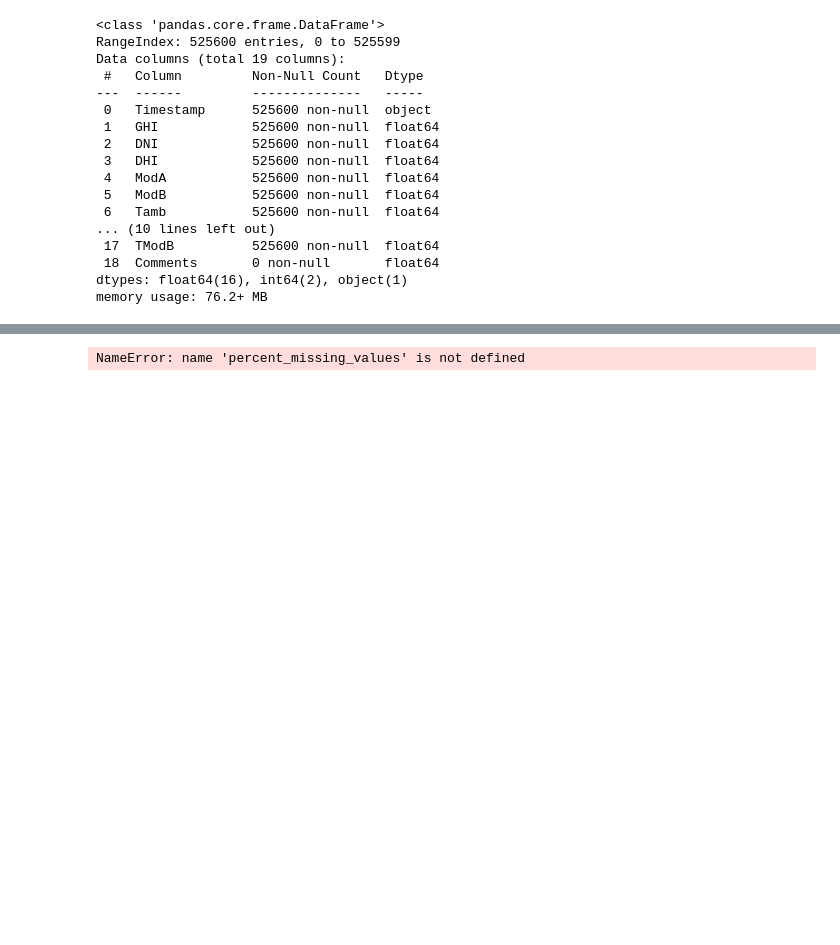
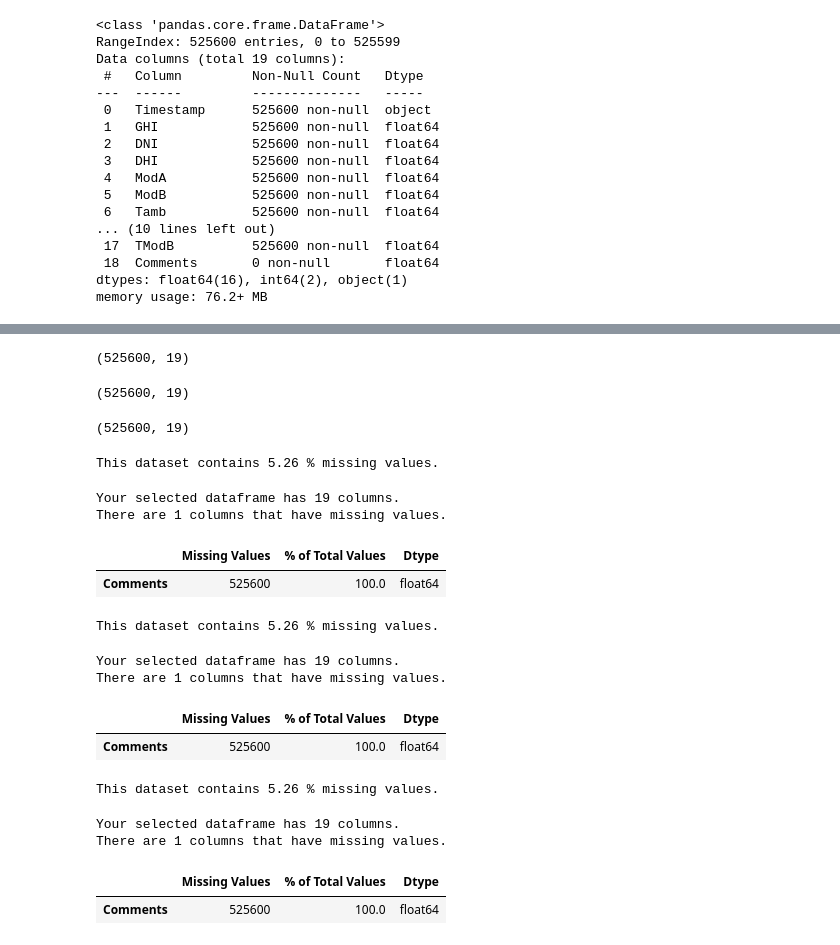
Before and after one commit to nadnes/week0challenge-repo, a Jupyter notebook: notebooks/EDA.ipynb, the cells around one changed output, grey strips where cells are left out. Cells and saved outputs as stored; diff of their text form; code cells hidden in the pictures; blank space fills up the shorter version.

Commit message:
Cleaning and Outlier

```diff
--- a/notebooks/EDA.ipynb
+++ b/notebooks/EDA.ipynb
@@ -143,4 +147,15 @@ Missing Values
 # %%
-percent_missing_values(SE1)
+SE3 = Clean().drop_duplicate(SE3)
+SE3.shape
 # %% [output]
-NameError: name 'percent_missing_values' is not defined
+(525600, 19)
+# %%
+SE2 = Clean().drop_duplicate(SE2)
+SE2.shape
+# %% [output]
+(525600, 19)
+# %%
+SE1 = Clean().drop_duplicate(SE1)
+SE1.shape
+# %% [output]
+(525600, 19)
@@ -146,0 +164,36 @@ NameError: name 'percent_missing_values' is not defined
+# %%
+c = Clean.percent_missing(SE1)
+c
+# %% [output]
+This dataset contains 5.26 % missing values.
+# %%
+Clean.missing_values_table(SE1)
+# %% [output]
+Your selected dataframe has 19 columns.
+There are 1 columns that have missing values.
+|  | Missing Values | % of Total Values | Dtype |
+| Comments | 525600 | 100.0 | float64 |
+# %%
+c = Clean.percent_missing(SE2)
+c
+# %% [output]
+This dataset contains 5.26 % missing values.
+# %%
+Clean.missing_values_table(SE2)
+# %% [output]
+Your selected dataframe has 19 columns.
+There are 1 columns that have missing values.
+|  | Missing Values | % of Total Values | Dtype |
+| Comments | 525600 | 100.0 | float64 |
+# %%
+c = Clean.percent_missing(SE3)
+c
+# %% [output]
+This dataset contains 5.26 % missing values.
+# %%
+Clean.missing_values_table(SE3)
+# %% [output]
+Your selected dataframe has 19 columns.
+There are 1 columns that have missing values.
+|  | Missing Values | % of Total Values | Dtype |
+| Comments | 525600 | 100.0 | float64 |
```
Also changed, not shown: parts of 6 cells of this notebook, 2 other files.
